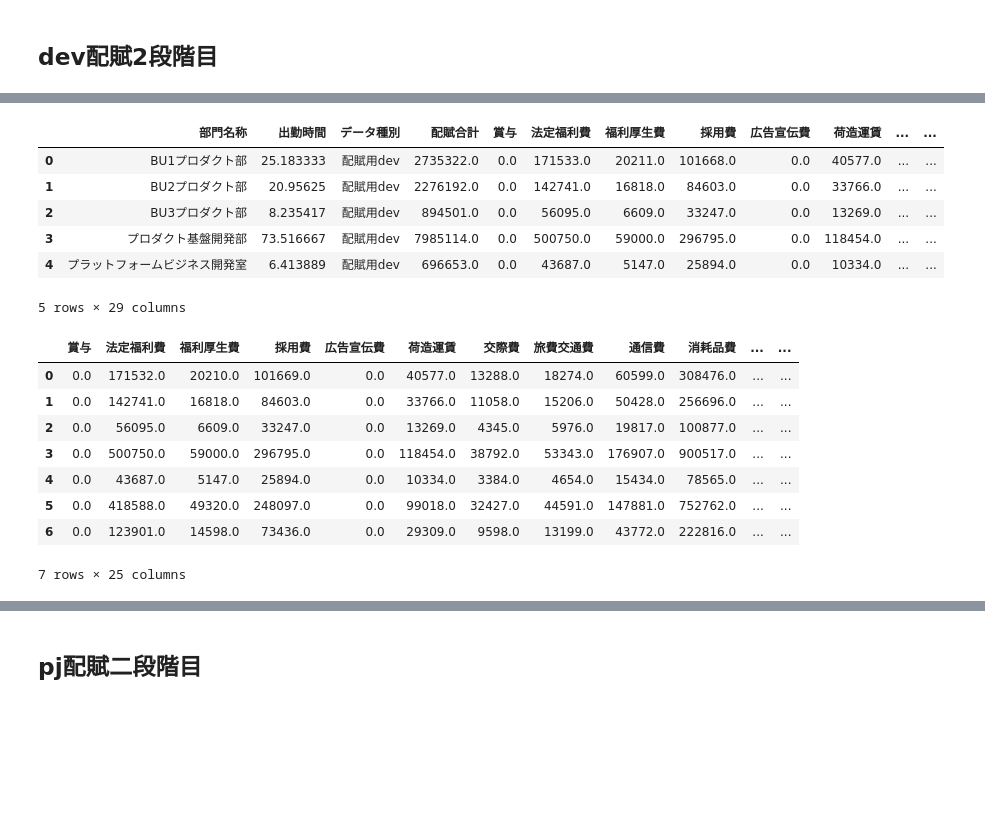
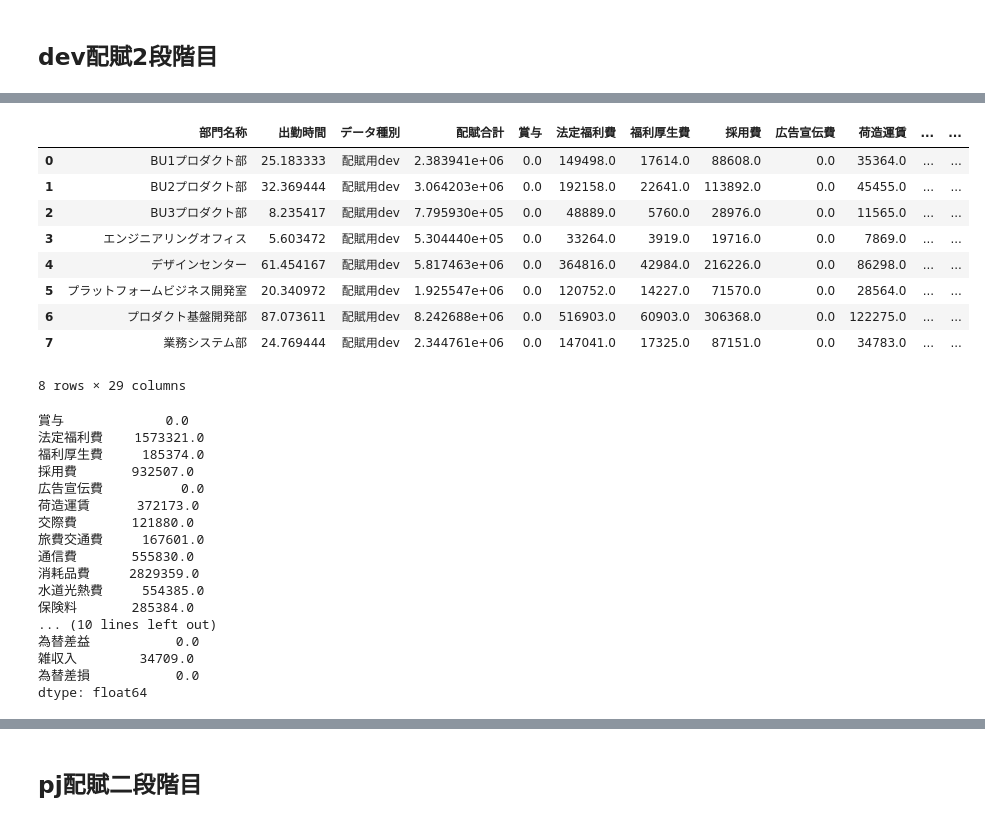
Before and after one commit to kabanyasu/safie-colab, a Jupyter notebook: PL配賦コード.ipynb, the cells around one changed output, grey strips where cells are left out. Saved outputs shown, nothing was run; the diff lists cells and outputs as text; code cells hidden in the pictures; blank space fills up the shorter version.

```diff
--- a/PL配賦コード.ipynb
+++ b/PL配賦コード.ipynb
@@ -572,0 +519,4 @@ df_dev_sum
+# %%
+# Devに配賦済みのものだけ抽出する
+dev_member = category_name_hour[category_name_hour['部門名称'].isin(dev_list)]
+dev_member
@@ -572,0 +537,4 @@ df_dev_sum
+# %%
+# 部門配賦対象者じゃないdevの人を、部門ごとに集計する
+dev_not_haihu = dev_member[~(dev_member['氏名'].isin(dev['氏名']))].groupby('部門名称').sum('出勤時間')
+dev_not_haihu
@@ -572,0 +548,5 @@ df_dev_sum
+# %%
+## 保守、運用をひとまとめにする
+df_dev_hosyu = dev.groupby('部門名称')['0:保守、運用'].sum().reset_index()
+df_dev_hosyu['データ種別'] = '配賦用dev'
+df_dev_hosyu
@@ -572,0 +563,7 @@ df_dev_sum
+# %%
+## 配賦されないもののみ集計
+df_dev_sum = pd.merge(dev_not_haihu, df_dev_hosyu, on='部門名称', how = 'right')
+df_dev_sum['出勤時間'] = df_dev_sum['出勤時間'].fillna(0)
+
+df_dev_sum['出勤時間'] = df_dev_sum['出勤時間'] + df_dev_sum['0:保守、運用']
+df_dev_sum = df_dev_sum[['部門名称', '出勤時間', 'データ種別']]
@@ -869,52 +867,69 @@ df_dev_sum['配賦合計'] = dev_category_calc_list
 # %%
 #devをさらに配賦する
 category_name_number = 0
 #各PL科目の1単位分 * 各部門の出勤時間
 for unit_1 in df_PL_divide_category_goal['一単位当たり配賦用dev']:
     dev_unit_1_list = []
     #部門指定して出勤時間を掛ける
     for dev_time in df_dev_sum['出勤時間']:
         #1単位掛ける各部門
         calc_dev_unit_1 = unit_1 * dev_time
         dev_unit_1_list.append(calc_dev_unit_1)
 
     #devのシート（部門名称、出勤時間、データ種別）の行方向に情報を足していく
     df_dev_sum[df_PL_divide_category_goal['PL科目'][category_name_number]] = dev_unit_1_list
     category_name_number = category_name_number+1
 
-df_dev_sum = df_dev_sum.round()
+tmp = df_dev_sum.drop(['部門名称','出勤時間','データ種別','配賦合計'], axis=1).round()
+df_dev_sum = df_dev_sum[['部門名称','出勤時間','データ種別','配賦合計']]
 
-df_dev_sum.head()
+df_dev_sum = pd.concat([df_dev_sum, tmp], axis=1)
+
+df_dev_sum
 # %% [output]
 |  | 部門名称 | 出勤時間 | データ種別 | 配賦合計 | 賞与 | 法定福利費 | 福利厚生費 | 採用費 | 広告宣伝費 | 荷造運賃 | ... | ... |
-| 0 | BU1プロダクト部 | 25.183333 | 配賦用dev | 2735322.0 | 0.0 | 171533.0 | 20211.0 | 101668.0 | 0.0 | 40577.0 | ... | ... |
-| 1 | BU2プロダクト部 | 20.95625 | 配賦用dev | 2276192.0 | 0.0 | 142741.0 | 16818.0 | 84603.0 | 0.0 | 33766.0 | ... | ... |
-| 2 | BU3プロダクト部 | 8.235417 | 配賦用dev | 894501.0 | 0.0 | 56095.0 | 6609.0 | 33247.0 | 0.0 | 13269.0 | ... | ... |
-| 3 | プロダクト基盤開発部 | 73.516667 | 配賦用dev | 7985114.0 | 0.0 | 500750.0 | 59000.0 | 296795.0 | 0.0 | 118454.0 | ... | ... |
-| 4 | プラットフォームビジネス開発室 | 6.413889 | 配賦用dev | 696653.0 | 0.0 | 43687.0 | 5147.0 | 25894.0 | 0.0 | 10334.0 | ... | ... |
+| 0 | BU1プロダクト部 | 25.183333 | 配賦用dev | 2.383941e+06 | 0.0 | 149498.0 | 17614.0 | 88608.0 | 0.0 | 35364.0 | ... | ... |
+| 1 | BU2プロダクト部 | 32.369444 | 配賦用dev | 3.064203e+06 | 0.0 | 192158.0 | 22641.0 | 113892.0 | 0.0 | 45455.0 | ... | ... |
+| 2 | BU3プロダクト部 | 8.235417 | 配賦用dev | 7.795930e+05 | 0.0 | 48889.0 | 5760.0 | 28976.0 | 0.0 | 11565.0 | ... | ... |
+| 3 | エンジニアリングオフィス | 5.603472 | 配賦用dev | 5.304440e+05 | 0.0 | 33264.0 | 3919.0 | 19716.0 | 0.0 | 7869.0 | ... | ... |
+| 4 | デザインセンター | 61.454167 | 配賦用dev | 5.817463e+06 | 0.0 | 364816.0 | 42984.0 | 216226.0 | 0.0 | 86298.0 | ... | ... |
+| 5 | プラットフォームビジネス開発室 | 20.340972 | 配賦用dev | 1.925547e+06 | 0.0 | 120752.0 | 14227.0 | 71570.0 | 0.0 | 28564.0 | ... | ... |
+| 6 | プロダクト基盤開発部 | 87.073611 | 配賦用dev | 8.242688e+06 | 0.0 | 516903.0 | 60903.0 | 306368.0 | 0.0 | 122275.0 | ... | ... |
+| 7 | 業務システム部 | 24.769444 | 配賦用dev | 2.344761e+06 | 0.0 | 147041.0 | 17325.0 | 87151.0 | 0.0 | 34783.0 | ... | ... |
-5 rows × 29 columns
+8 rows × 29 columns
 # %%
-#計算スペースを取得して、差を計算
+#まずは四捨五入した値を出力
 df_dev_sum_calc_fraction = df_dev_sum.drop(['部門名称','出勤時間','データ種別','配賦合計'],axis=1)
+# 四捨五入前の金額を出力
 calc_fraction = df_dev_sum.drop(['部門名称','出勤時間','データ種別','配賦合計'],axis=1).sum(axis=0)
 calc_fraction = list(calc_fraction)
+
+# 合計値から四捨五入後の金額を
 calc_fraction = df_PL_divide_category_goal['配賦用dev'] - calc_fraction
 #calc_fraction
 
 #一番上の行で、足し引き算する
-df_dev_change_fraction = list(df_dev_sum_calc_fraction.loc[0]) - calc_fraction
+df_dev_change_fraction = list(df_dev_sum_calc_fraction.loc[0]) + calc_fraction
 df_dev_sum_calc_fraction.loc[0] = list(df_dev_change_fraction)
-df_dev_sum_calc_fraction
+df_dev_sum_calc_fraction.sum()
 # %% [output]
-|  | 賞与 | 法定福利費 | 福利厚生費 | 採用費 | 広告宣伝費 | 荷造運賃 | 交際費 | 旅費交通費 | 通信費 | 消耗品費 | ... | ... |
-| 0 | 0.0 | 171532.0 | 20210.0 | 101669.0 | 0.0 | 40577.0 | 13288.0 | 18274.0 | 60599.0 | 308476.0 | ... | ... |
-| 1 | 0.0 | 142741.0 | 16818.0 | 84603.0 | 0.0 | 33766.0 | 11058.0 | 15206.0 | 50428.0 | 256696.0 | ... | ... |
-| 2 | 0.0 | 56095.0 | 6609.0 | 33247.0 | 0.0 | 13269.0 | 4345.0 | 5976.0 | 19817.0 | 100877.0 | ... | ... |
-| 3 | 0.0 | 500750.0 | 59000.0 | 296795.0 | 0.0 | 118454.0 | 38792.0 | 53343.0 | 176907.0 | 900517.0 | ... | ... |
-| 4 | 0.0 | 43687.0 | 5147.0 | 25894.0 | 0.0 | 10334.0 | 3384.0 | 4654.0 | 15434.0 | 78565.0 | ... | ... |
-| 5 | 0.0 | 418588.0 | 49320.0 | 248097.0 | 0.0 | 99018.0 | 32427.0 | 44591.0 | 147881.0 | 752762.0 | ... | ... |
-| 6 | 0.0 | 123901.0 | 14598.0 | 73436.0 | 0.0 | 29309.0 | 9598.0 | 13199.0 | 43772.0 | 222816.0 | ... | ... |
-7 rows × 25 columns
+賞与             0.0
+法定福利費    1573321.0
+福利厚生費     185374.0
+採用費       932507.0
+広告宣伝費          0.0
+荷造運賃      372173.0
+交際費       121880.0
+旅費交通費     167601.0
+通信費       555830.0
+消耗品費     2829359.0
+水道光熱費     554385.0
+保険料       285384.0
+... (10 lines left out)
+為替差益           0.0
+雑収入        34709.0
+為替差損           0.0
+dtype: float64
 # %%
 #加工後（端数処理後）データと計算のため切り離した['部門名称','出勤時間','データ種別','配賦合計']を結合する
 df_dev_sum = pd.concat([df_dev_sum[['部門名称','出勤時間','データ種別','配賦合計']],df_dev_sum_calc_fraction],axis=1)
```
Also changed, not shown: parts of 54 cells of this notebook.
